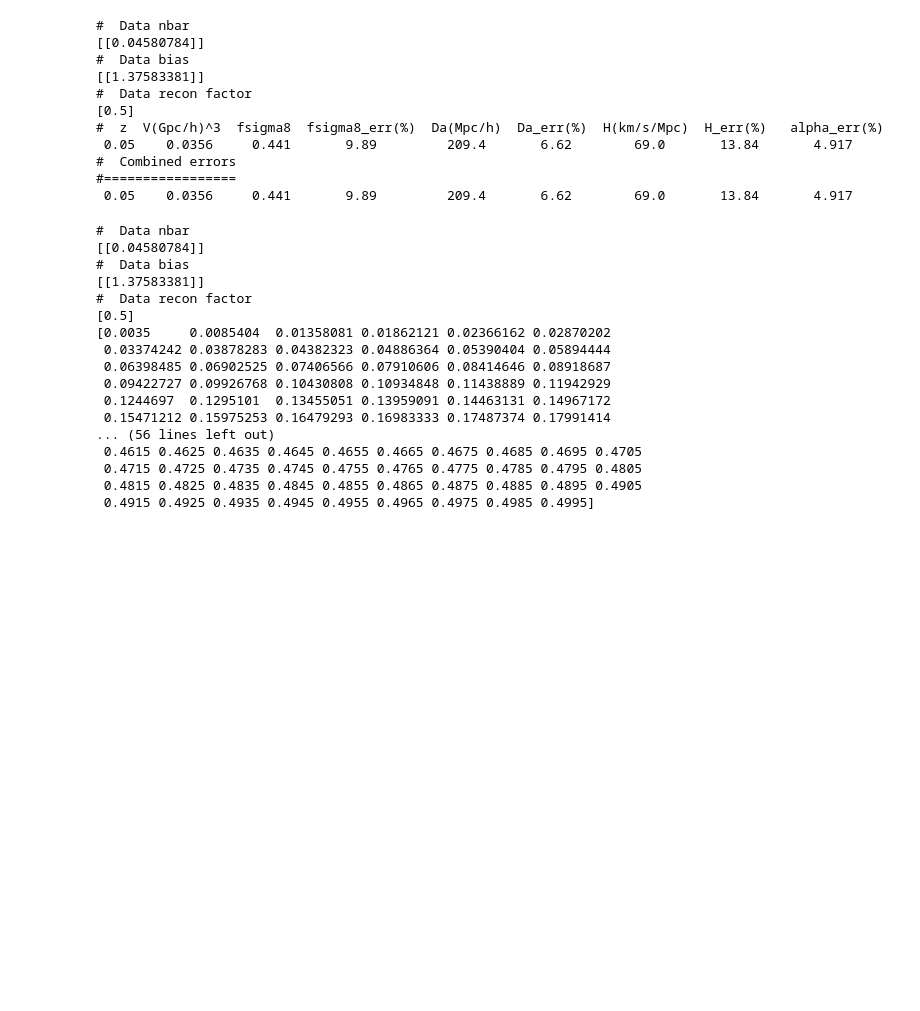
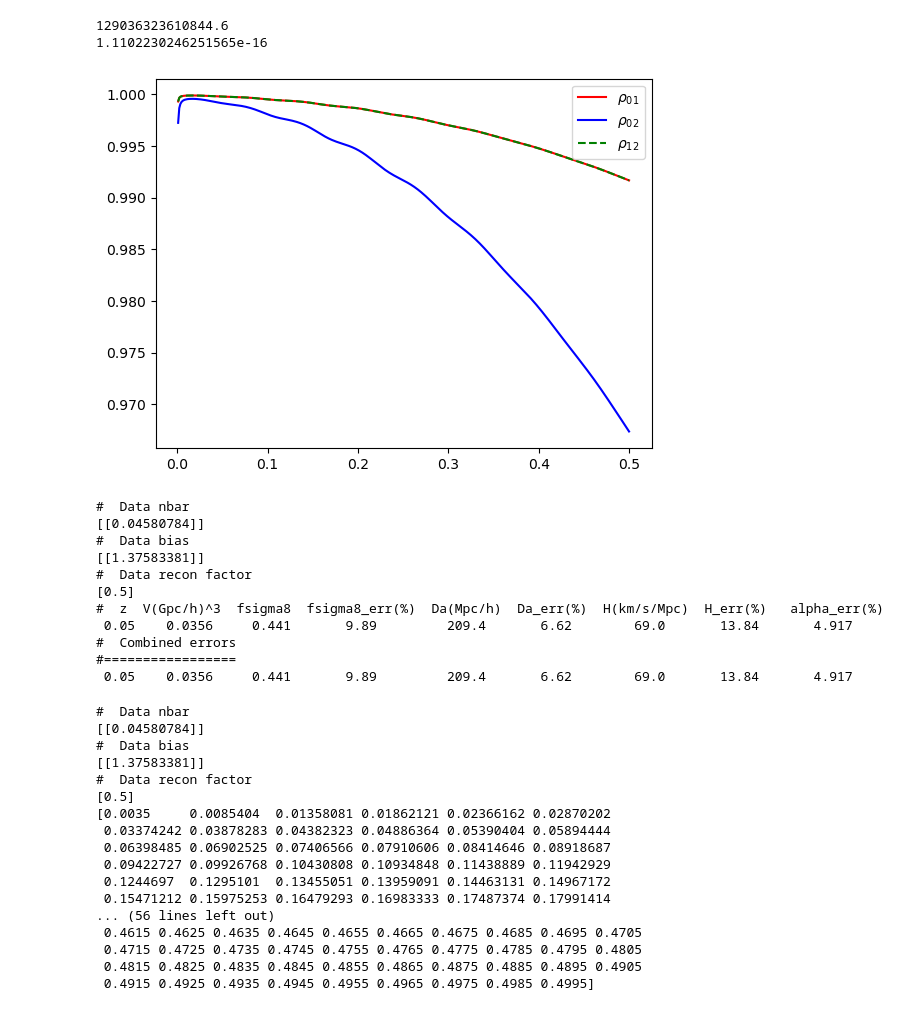
Before and after one commit to eh13913/Capstone-Project, a Jupyter notebook: Notebooks/Test1.ipynb, the cells around one changed output. Saved outputs shown, nothing was run; the diff lists cells and outputs as text; code cells hidden in the pictures; blank space fills up the shorter version.

```diff
--- a/Notebooks/Test1.ipynb
+++ b/Notebooks/Test1.ipynb
@@ -13,14 +13,14 @@ from scipy.interpolate import splrep, splev
 from scipy.linalg.lapack import dgesv
 from scipy.integrate import quad
 from itertools import combinations_with_replacement
-from TackleBox import compute_deriv_alphas, get_powerfx, get_full_deriv
+from TackleBox import compute_deriv_alphas, get_powerfx, get_full_deriv, compute_inv_cov, get_inv_cov
 from ioutils import CosmoResults, InputData, write_fisher
 import matplotlib.pyplot as plt
 
 #gathering data and set up
 pardict = ConfigObj(configpath)
 data = InputData(pardict)
-cosmo = CosmoResults(pardict, data.zmin, data.zmax)
+cosmo = CosmoResults(pardict, data.zmin, data.zmax) # edit for new Pv values
 if np.any(data.volume > 0):
     cosmo.volume = data.volume * 1.0e9
 data.convert_nbar(cosmo.volume, float(pardict["skyarea"]))
@@ -37,7 +37,7 @@ derPalpha[i](coords).reshape(len(kvec), len(muvec)) * (cosmo.sigma8[0] / cosmo.s
 for i in range(2)
 ]) # 2x400x100 array containing perp and para derivative wrt alpha for each k and mu value
 kaiser = (np.tile(data.bias[:, 0], (len(muvec), 1)).T + cosmo.f[0] * muvec ** 2)[0]
-fval,sigmaval,zval,hval=cosmo.f[0],cosmo.sigma8[0],cosmo.z[0],cosmo.h[0]
+fval,sigmaval,zval,hval,nbarval=cosmo.f[0],cosmo.sigma8[0],cosmo.z[0],cosmo.h[0],data.nbar[0,0]
 # %%
 pgg=np.zeros((len(kvec),len(muvec))) #400x100 array to contain value of pgg at each k and mu value
 pgu=np.zeros((len(kvec),len(muvec))) #400x100 array to contain value of pgu at each k and mu value
@@ -47,9 +47,16 @@ bder=np.zeros((3,len(kvec),len(muvec))) #400x100 array to contain derivative of
 fder=np.zeros((3,len(kvec),len(muvec))) #400x100 array to contain derivative of pgg, pgu, pgg wrt f at each k and mu value
 aperder=np.zeros((3,len(kvec),len(muvec))) #400x100 array to contain derivative of pgg, pgu, pgg wrt aperp at each k and mu value
 aparder=np.zeros((3,len(kvec),len(muvec))) #400x100 array to contain derivative of pgg, pgu, pgg wrt apara at each k and mu value
+
+cov=np.zeros((3,3,len(kvec),len(muvec))) # covariance info, 3x3 for Pgg Pgu Puu and then k and mu
+invcov=np.zeros((3,3,len(kvec),len(muvec))) # inverse covariance info
+fisherinfo=np.zeros((4,4,len(kvec),len(muvec))) # fisher info, 4x4 for the 4 derivatives and then k and mu
 # %%
 # populate these arrays
 for i, kval in enumerate(kvec):
     for j, muval in enumerate(muvec):
         pgg[i,j],pgu[i,j],puu[i,j]=get_powerfx(kval,muval,pkval[i],kaiser[j],fval,zval,hval)
-        bder[:,i,j],fder[:,i,j],aperder[:,i,j],aparder[:,i,j]=[get_full_deriv(kval,muval,pkval[i],kaiser[j],fval,zval,hval,derPalphaval[:,i,j],sigmaval)[:,k] for k in range(4)]
+        info=get_full_deriv(kval,muval,pkval[i],kaiser[j],fval,zval,hval,derPalphaval[:,i,j],sigmaval)
+        bder[:,i,j],fder[:,i,j],aperder[:,i,j],aparder[:,i,j]=info[:,0],info[:,1],info[:,2],info[:,3]
+        cov[:,:,i,j],invcov[:,:,i,j]=get_inv_cov(pgg[i,j],pgu[i,j],puu[i,j],nbarval)
+        fisherinfo[:,:,i,j] = info.T @ invcov[:,:,i,j] @ info
@@ -55,0 +76,23 @@ for i, kval in enumerate(kvec):
+# %%
+kidx,muidx=26,5
+print(cov[1,2,kidx,muidx]-cov[0,1,kidx,muidx])
+print(cov[1,2,kidx,muidx]/np.sqrt(cov[1,1,kidx,muidx]*cov[2,2,kidx,muidx])-cov[0,1,kidx,muidx]/np.sqrt(cov[0,0,kidx,muidx]*cov[1,1,kidx,muidx]))
+# %% [output]
+129036323610844.6
+1.1102230246251565e-16
+# %%
+# plot correlation coeff Cij/sqrt(Cii*Cjj) (for all combos 0 1 2) i=0, j=1, i=1, j=2, i=0, j=2 #0,1 represents Pgg Pgu, 0,2 represents Pgg Puu, 1,2 represents Pgu Puu
+icombo=[0,0,1]
+jcombo=[1,2,2]
+coloring=['r','b','g']
+idx=49
+for i in range(3):
+    correlcoef=cov[icombo[i],jcombo[i],:,idx]/(np.sqrt(cov[icombo[i],icombo[i],:,idx]*cov[jcombo[i],jcombo[i],:,idx]))
+    if i==2:
+        plt.plot(kvec,correlcoef,label='$\\rho_{{{:.0f}{:.0f}}}$'.format(icombo[i],jcombo[i]),linestyle='--',color=coloring[i])
+    else:
+        plt.plot(kvec,correlcoef,label='$\\rho_{{{:.0f}{:.0f}}}$'.format(icombo[i],jcombo[i]),color=coloring[i])
+plt.legend()
+plt.show()
+# %% [output]
+[figure, added]
```
Also changed, not shown: parts of 3 cells of this notebook, 14 other files.
